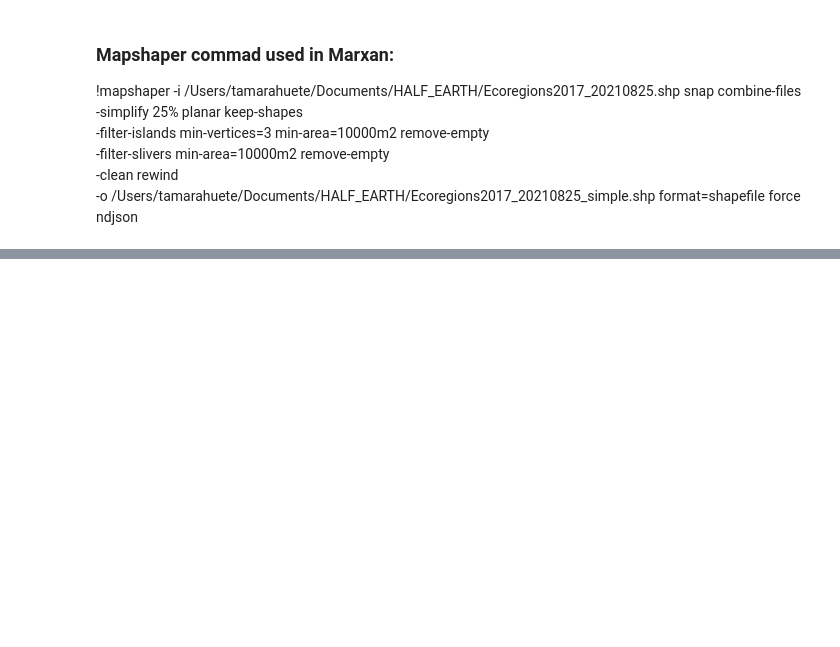
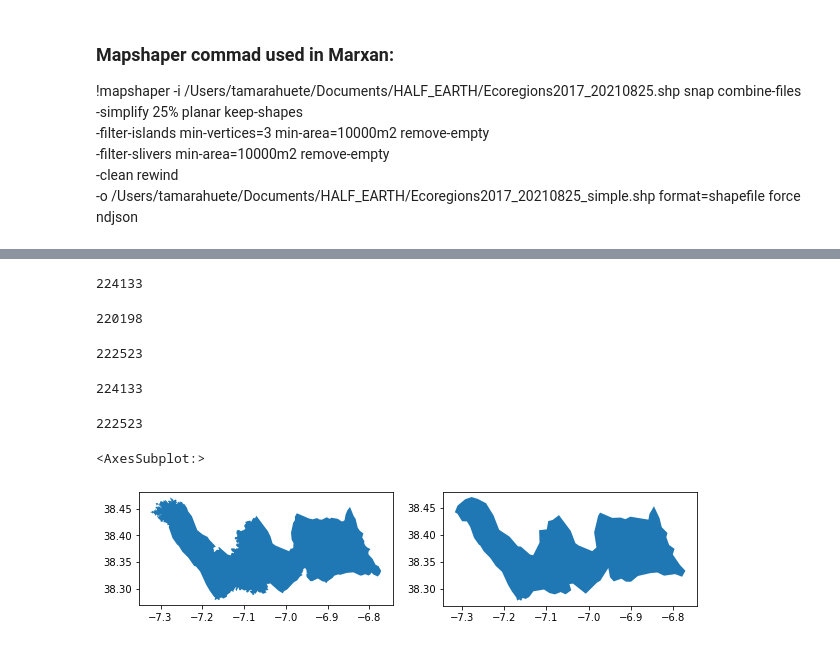
Before and after one commit to Vizzuality/he-scratchfolder, a Jupyter notebook: WDPA_Simplification.ipynb, the cells around one changed output, grey strips where cells are left out. Cells and saved outputs as stored; diff of their text form; code cells hidden in the pictures; blank space fills up the shorter version.

Commit message:
new changes add to simplification notebook: simplification, repair geometries, publish

```diff
--- a/WDPA_Simplification.ipynb
+++ b/WDPA_Simplification.ipynb
@@ -195,0 +106,47 @@ sim[sim['WDPAID']==n].geometry.plot(ax = ax2)
+# %%
+### Inspect file
+# original layer len 224133
+#sim = gpd.read_file('WDPA_test/simp-wdpa.shp') # len 183665
+#sim = gpd.read_file('WDPA_test/simp-wdpa2.shp') # len 19833
+#sim = gpd.read_file('WDPA_test/simp-wdpa3.shp') # len 215940 ### with clean rewind (8193 geometries removed)
+sim = gpd.read_file('WDPA_test/simp-wdpa4.shp') # len 224133 ### retains all geometries
+len(sim)
+# %% [output]
+224133
+# %%
+## Subset with only relevant columns
+sim = sim.set_crs('EPSG:4326') # crs needs to be added
+sub = sim[['WDPAID','WDPA_PID','NAME','ORIG_NA','DESIG','DESIG_E','DESIG_T','IUCN_CA','MARINE','GOV_TYP','ISO3','OWN_TYP','AREA_KM','MOL_ID','STATUS','geometry']]
+sub.to_file('WDPA_test/simp-wdpa4_sub.shp')
+# %%
+## Check if there are invalid geometries
+sum(sub.is_valid) # 220198 are valid so 3935 are invalid
+# %% [output]
+220198
+# %%
+## Repair geometries and check how many are valid
+sub2 = sub.buffer(0) # this is to repair geometries
+sum(sub2.is_valid) # now 222522 geometries valid so only 1611 invalid
+# %% [output]
+222523
+# %%
+# Change original geometry column with the repaired one
+sub['geometry']= sub2 # change original geometry column for the one with repaired geometries
+len(sub)
+# %% [output]
+224133
+# %%
+## Keep only valid geometries and remove the 1611 invalid
+sub_clean = sub[sub['geometry'].is_valid]
+len(sub_clean)
+# %% [output]
+222523
+# %%
+## Example
+n= 555538632
+fig, (ax1,ax2) = plt.subplots(nrows=1,ncols=2,figsize=(10,10))
+gdf[gdf['WDPAID']==n].geometry.plot(ax = ax1)
+sub_clean[sub_clean['WDPAID']==n].geometry.plot(ax = ax2)
+# %% [output]
+<AxesSubplot:>
+[figure, added]
```
Also changed, not shown: parts of 47 cells of this notebook.
